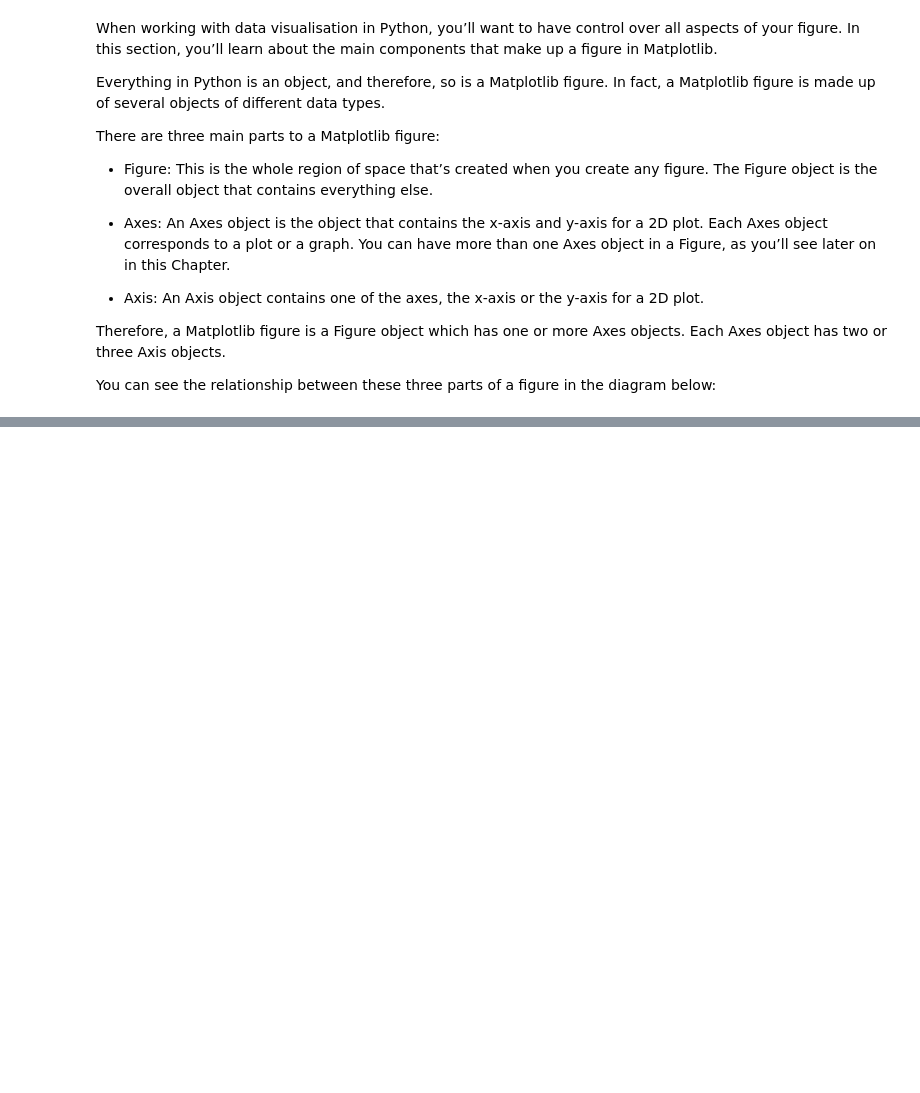
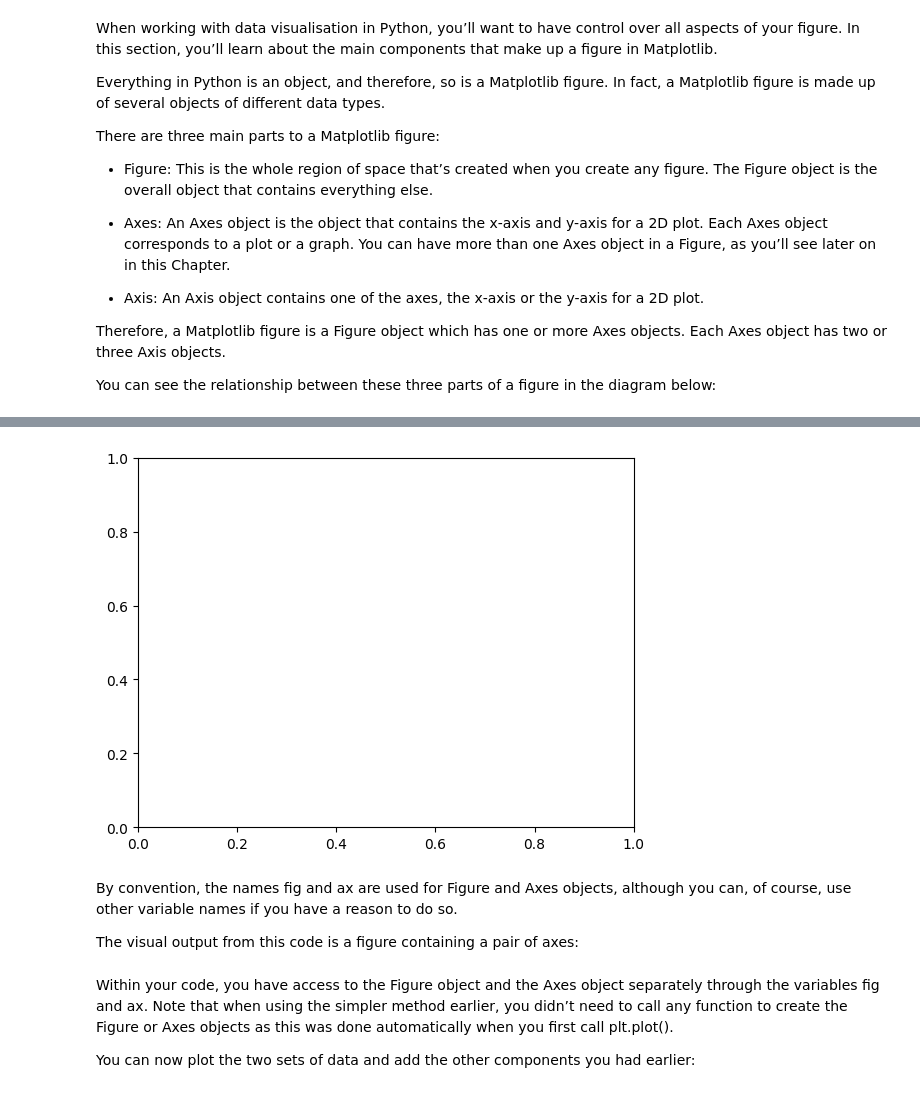
Before and after one commit to EfekanAlpsa/DataScientist-RoadMap, a Jupyter notebook: 3 - Pandas, Data Visualization/Matplotlib/Basics of Data Visualization in Python Using Matplotlib/Basics of Data Visualization in Python Using Matplotlib.ipynb, the cells around one changed output, grey strips where cells are left out. Cells and saved outputs as stored; diff of their text form; code cells hidden in the pictures; blank space fills up the shorter version.

Commit message:
reorganized 5.Part of Basics of Data Visualization Jupyter

```diff
--- a/3 - Pandas, Data Visualization/Matplotlib/Basics of Data Visualization in Python Using Matplotlib/Basics of Data Visualization in Python Using Matplotlib.ipynb
+++ b/3 - Pandas, Data Visualization/Matplotlib/Basics of Data Visualization in Python Using Matplotlib/Basics of Data Visualization in Python Using Matplotlib.ipynb
@@ -205,0 +220,16 @@ There are other objects present in a figure, too. The general data type for obje
+# %%
+import matplotlib.pyplot as plt
+
+fig, ax = plt.subplots()
+
+plt.show()
+# %% [output]
+[figure, added]
+# %% [markdown]
+By convention, the names fig and ax are used for Figure and Axes objects, although you can, of course, use other variable names if you have a reason to do so.
+
+The visual output from this code is a figure containing a pair of axes:
+# %% [markdown]
+Within your code, you have access to the Figure object and the Axes object separately through the variables fig and ax. Note that when using the simpler method earlier, you didn’t need to call any function to create the Figure or Axes objects as this was done automatically when you first call plt.plot().
+
+You can now plot the two sets of data and add the other components you had earlier:
```
Also changed, not shown: parts of 9 cells of this notebook.
